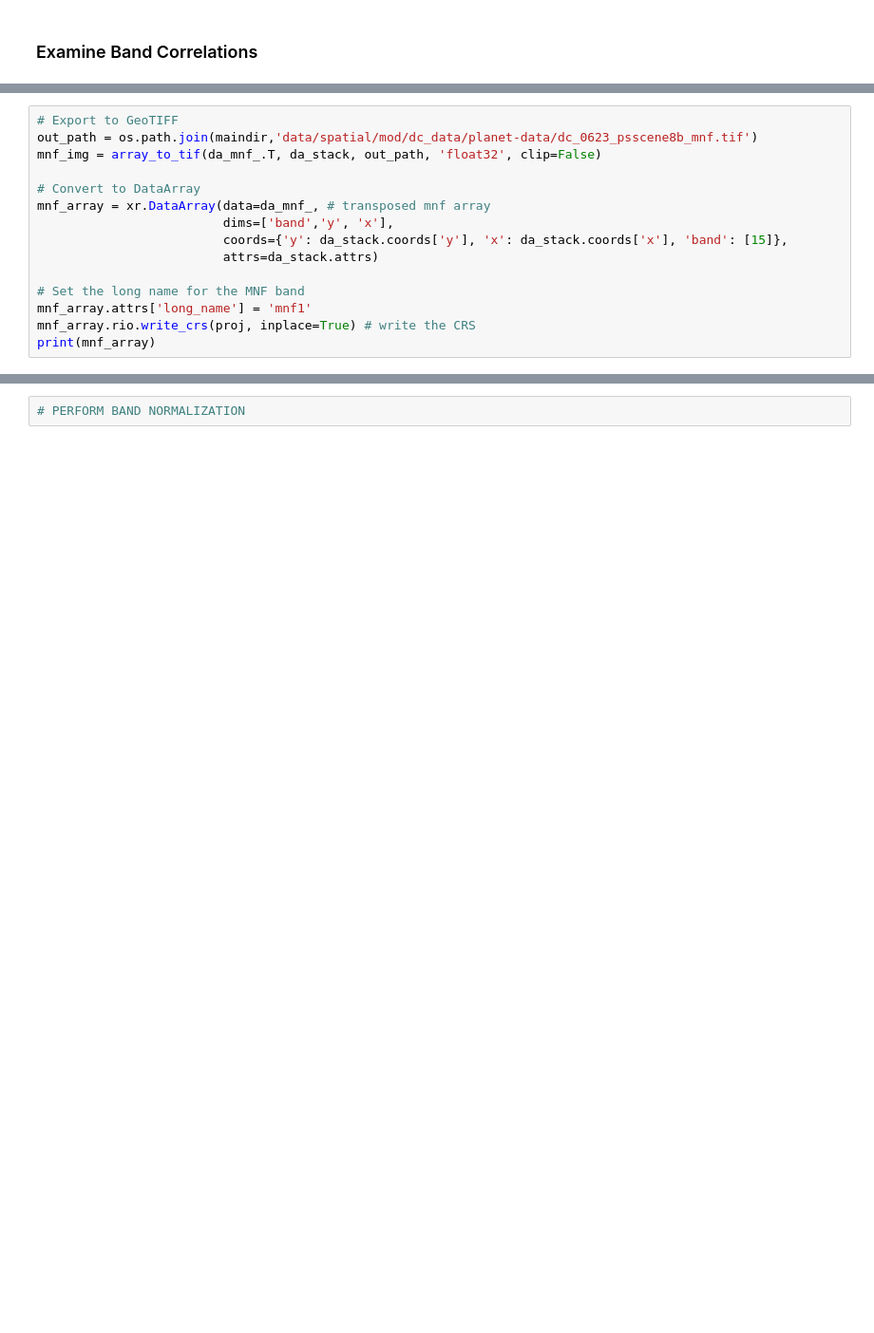
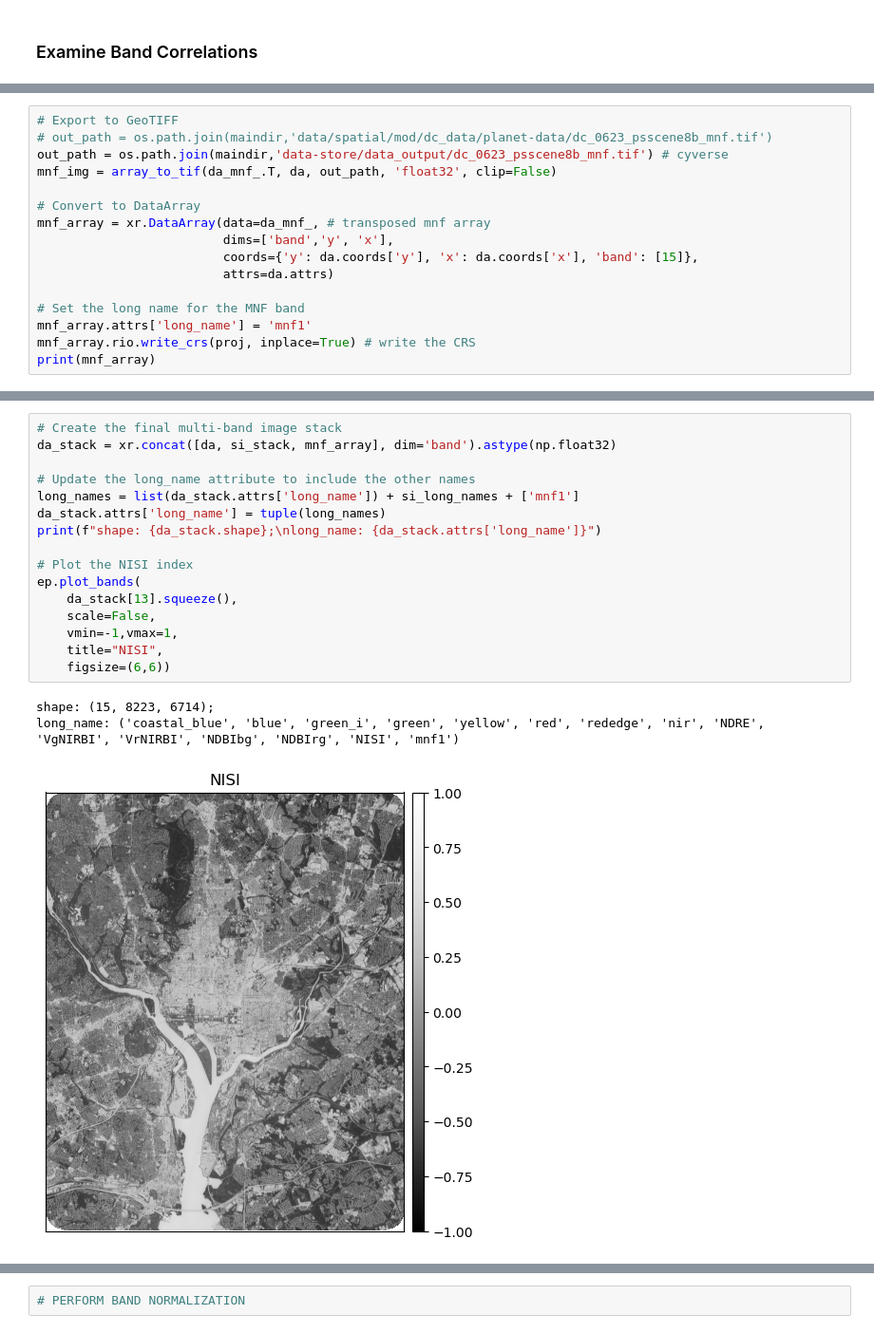
Before and after one commit to maxwellCcook/rooftop-mapping, a Jupyter notebook: code/00psscene-prep-DC.ipynb, the cells around one changed output, grey strips where cells are left out. Shown at 95% size. Cells and saved outputs as stored; diff of their text form; blank space fills up the shorter version.

```diff
--- a/code/00psscene-prep-DC.ipynb
+++ b/code/00psscene-prep-DC.ipynb
@@ -223,13 +292,14 @@ print(da_mnf_.shape)
 # %%
 # Export to GeoTIFF
-out_path = os.path.join(maindir,'data/spatial/mod/dc_data/planet-data/dc_0623_psscene8b_mnf.tif')
-mnf_img = array_to_tif(da_mnf_.T, da_stack, out_path, 'float32', clip=False)
+# out_path = os.path.join(maindir,'data/spatial/mod/dc_data/planet-data/dc_0623_psscene8b_mnf.tif')
+out_path = os.path.join(maindir,'data-store/data_output/dc_0623_psscene8b_mnf.tif') # cyverse
+mnf_img = array_to_tif(da_mnf_.T, da, out_path, 'float32', clip=False)
 
 # Convert to DataArray
 mnf_array = xr.DataArray(data=da_mnf_, # transposed mnf array
                          dims=['band','y', 'x'],
-                         coords={'y': da_stack.coords['y'], 'x': da_stack.coords['x'], 'band': [15]},
-                         attrs=da_stack.attrs)
+                         coords={'y': da.coords['y'], 'x': da.coords['x'], 'band': [15]},
+                         attrs=da.attrs)
 
 # Set the long name for the MNF band
 mnf_array.attrs['long_name'] = 'mnf1'
@@ -237,0 +328,20 @@ print(mnf_array)
+# %%
+# Create the final multi-band image stack
+da_stack = xr.concat([da, si_stack, mnf_array], dim='band').astype(np.float32)
+
+# Update the long_name attribute to include the other names
+long_names = list(da_stack.attrs['long_name']) + si_long_names + ['mnf1']
+da_stack.attrs['long_name'] = tuple(long_names)
+print(f"shape: {da_stack.shape};\nlong_name: {da_stack.attrs['long_name']}")
+
+# Plot the NISI index
+ep.plot_bands(
+    da_stack[13].squeeze(),
+    scale=False,
+    vmin=-1,vmax=1,
+    title="NISI",
+    figsize=(6,6))
+# %% [output]
+shape: (15, 8223, 6714);
+long_name: ('coastal_blue', 'blue', 'green_i', 'green', 'yellow', 'red', 'rededge', 'nir', 'NDRE', 'VgNIRBI', 'VrNIRBI', 'NDBIbg', 'NDBIrg', 'NISI', 'mnf1')
+[figure, added]
```
Also changed, not shown: parts of 72 cells of this notebook, 3 other files.
